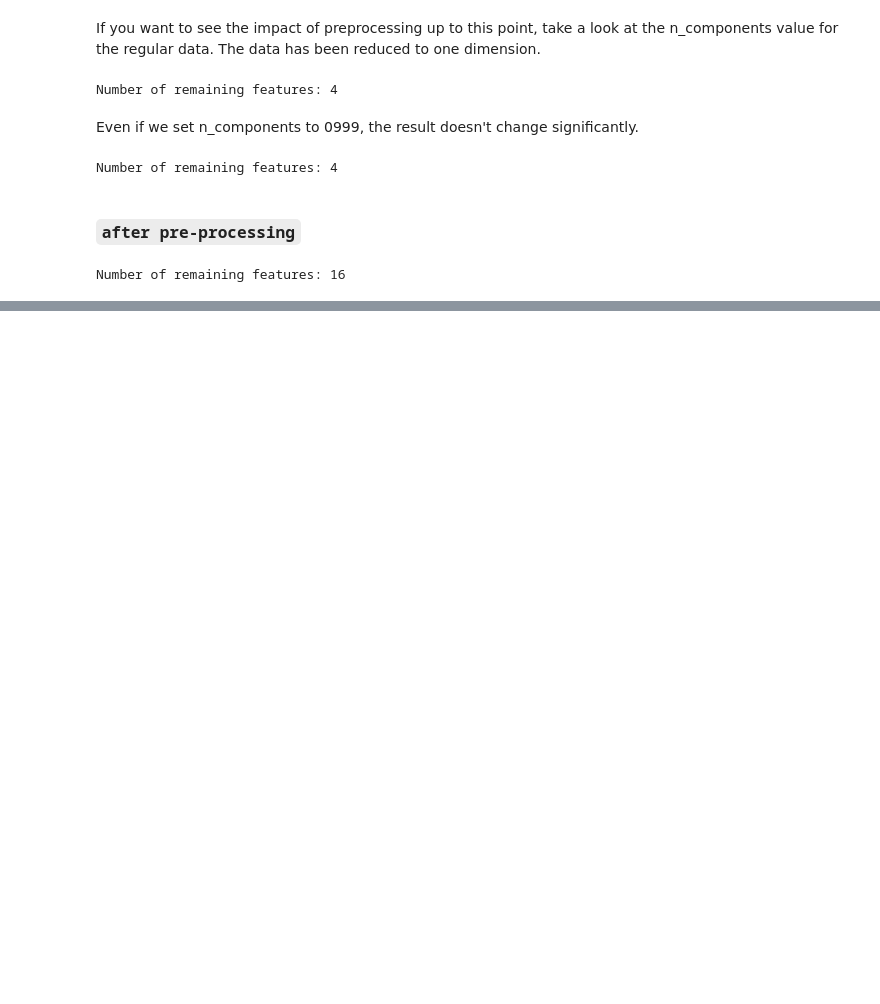
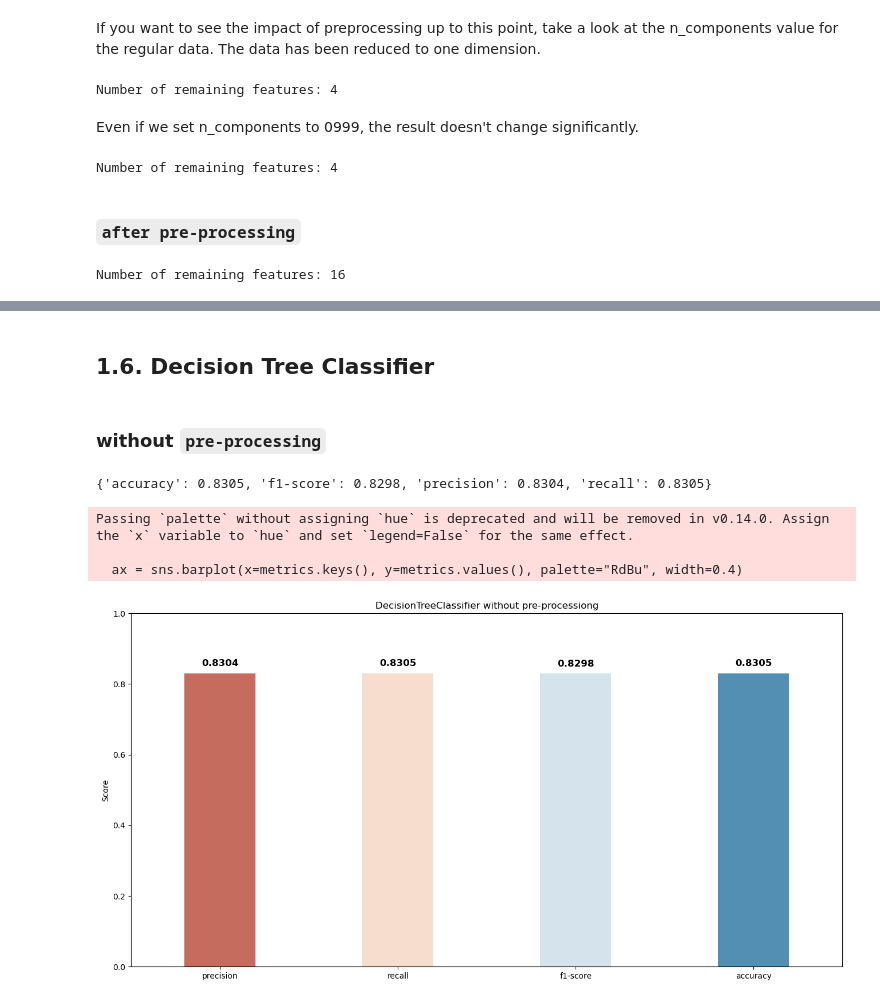
Before and after one commit to kazemini/data_analysis_practice, a Jupyter notebook: mobile_price_pre.ipynb, the cells around one changed output, grey strips where cells are left out. Saved outputs shown, nothing was run; the diff lists cells and outputs as text; code cells hidden in the pictures; blank space fills up the shorter version.

Commit message:
fix problems, add lda, show bar plot, DecisionTreeClassifier

```diff
--- a/mobile_price_pre.ipynb
+++ b/mobile_price_pre.ipynb
@@ -502,7 +525,7 @@ Number of remaining features: 4
 Even if we set n_components to 0999, the result doesn't change significantly.
 # %%
 pca = PCA(n_components= 0.999)
-pca.fit_transform(df.drop(columns=['price_range']))
+pca.fit_transform(df_x)
 print("Number of remaining features:", pca.n_components_)
 # %% [output]
 Number of remaining features: 4
@@ -510,7 +533,8 @@ Number of remaining features: 4
 ### `after pre-processing`
 # %%
 pca = PCA(n_components= N_COMPONENTS)
-df_x = pca.fit_transform(df_x)
+df_x_pca = pca.fit_transform(df_x_cleaned)
+df_x_pca = pd.DataFrame(df_x_pca, columns=[f'PCA {i+1}' for i in range(int(pca.n_components_))])
 print("Number of remaining features:", pca.n_components_)
 # %% [output]
 Number of remaining features: 16
@@ -516,0 +589,30 @@ Number of remaining features: 16
+# %%
+kf = KFold(n_splits=N_SPLITS, shuffle=True, random_state= RANDOM_STATE)
+# %% [markdown]
+## 1.6. Decision Tree Classifier
+# %%
+def barplt(metrics: dict, title='Model Evaluation Metrics') -> None:
+    plt.figure(figsize=(16, 8))
+    ax = sns.barplot(x=metrics.keys(), y=metrics.values(), palette="RdBu", width=0.4)
+
+    for i, v in enumerate(metrics.values()):
+        ax.text(i, v + 0.02, round(v,4), ha='center',fontsize=12, fontweight='bold')
+
+    plt.title(title)
+    plt.ylabel('Score')
+    plt.ylim(0,1)
+    plt.show()
+# %% [markdown]
+### without `pre-processing`
+# %%
+decision_tree = DecisionTreeClassifier(random_state= RANDOM_STATE)
+df_metrics = evaluate_model_with_kfold(decision_tree, df_x, df_y, kf)
+
+pprint(df_metrics)
+barplt(df_metrics,title='DecisionTreeClassifier without pre-processiong')
+# %% [output]
+{'accuracy': 0.8305, 'f1-score': 0.8298, 'precision': 0.8304, 'recall': 0.8305}
+Passing `palette` without assigning `hue` is deprecated and will be removed in v0.14.0. Assign the `x` variable to `hue` and set `legend=False` for the same effect.
+
+  ax = sns.barplot(x=metrics.keys(), y=metrics.values(), palette="RdBu", width=0.4)
+[figure, added]
```
Also changed, not shown: parts of 19 cells of this notebook.
